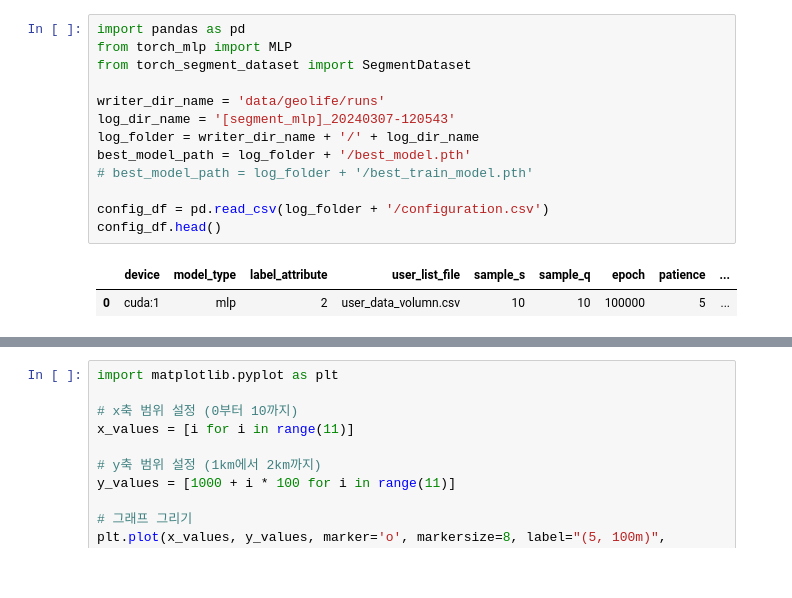
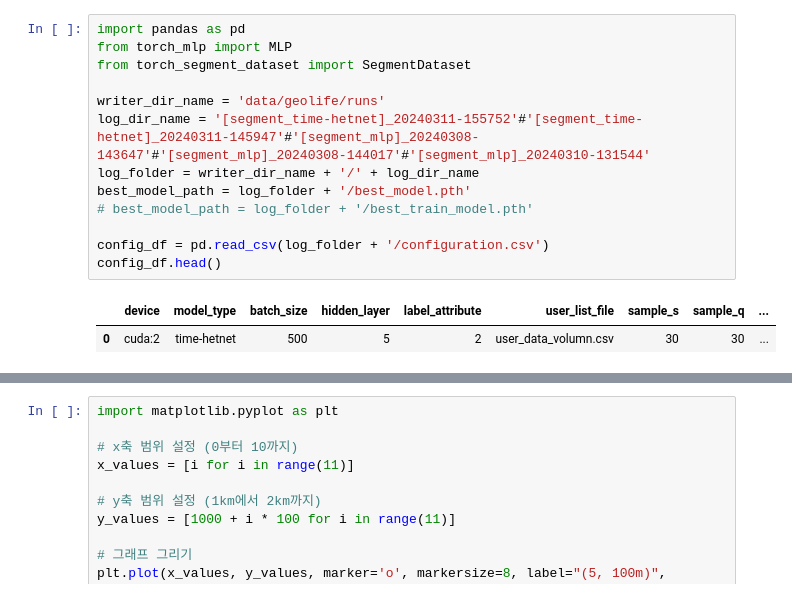
Before and after one commit to shkoma/geolife_timehetnet, a Jupyter notebook: test.ipynb, the cells around one changed output, grey strips where cells are left out. Cells and saved outputs as stored; diff of their text form.

```diff
--- a/test.ipynb
+++ b/test.ipynb
@@ -1,19 +1,19 @@
 # %%
 import pandas as pd
 from torch_mlp import MLP
 from torch_segment_dataset import SegmentDataset
 
 writer_dir_name = 'data/geolife/runs'
-log_dir_name = '[segment_mlp]_20240307-120543'
+log_dir_name = '[segment_time-hetnet]_20240311-155752'#'[segment_time-hetnet]_20240311-145947'#'[segment_mlp]_20240308-143647'#'[segment_mlp]_20240308-144017'#'[segment_mlp]_20240310-131544'
 log_folder = writer_dir_name + '/' + log_dir_name
 best_model_path = log_folder + '/best_model.pth'
 # best_model_path = log_folder + '/best_train_model.pth'
 
 config_df = pd.read_csv(log_folder + '/configuration.csv')
 config_df.head()
 # %% [output]
-|  | device | model_type | label_attribute | user_list_file | sample_s | sample_q | epoch | patience | ... |
-| 0 | cuda:1 | mlp | 2 | user_data_volumn.csv | 10 | 10 | 100000 | 5 | ... |
+|  | device | model_type | batch_size | hidden_layer | label_attribute | user_list_file | sample_s | sample_q | ... |
+| 0 | cuda:2 | time-hetnet | 500 | 5 | 2 | user_data_volumn.csv | 30 | 30 | ... |
 # %%
 data_type = 'segment'
 model_type = 'mlp'
```
Also changed, not shown: parts of 4 cells of this notebook, 4 other files.
